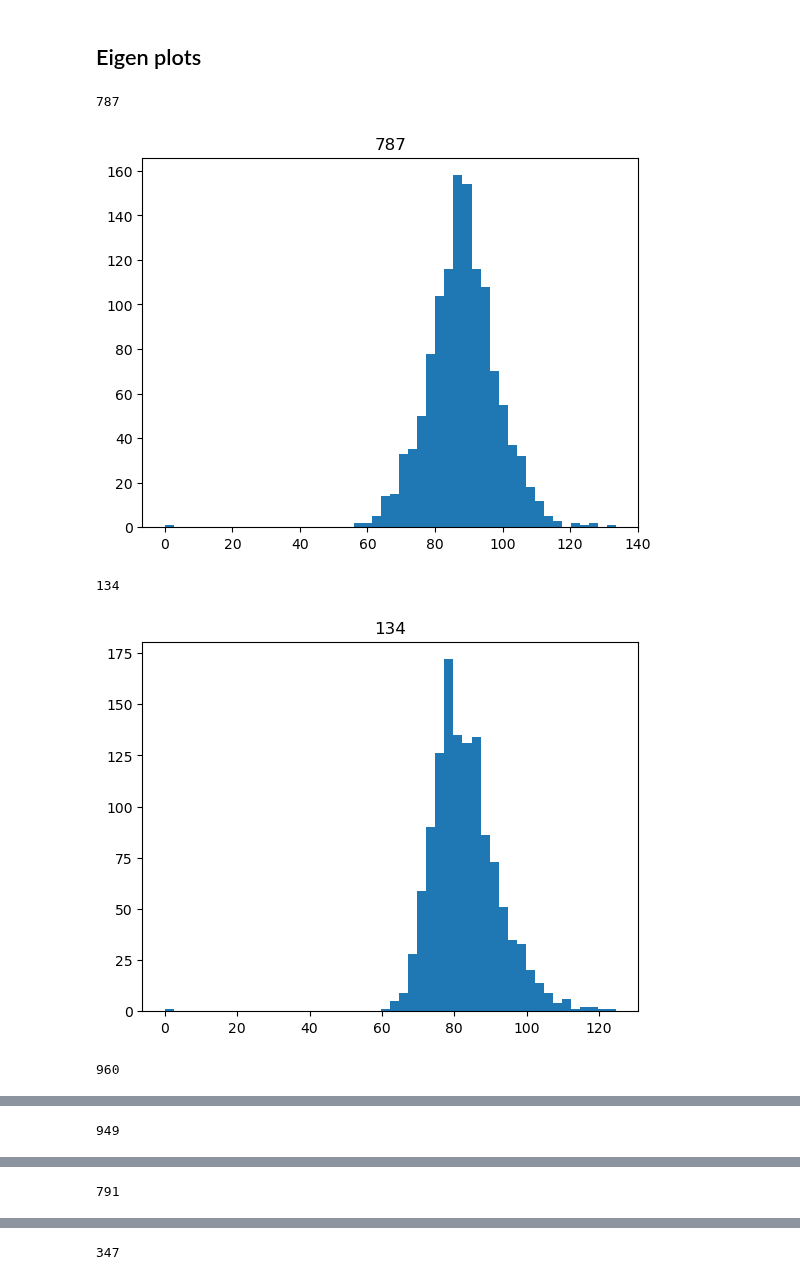
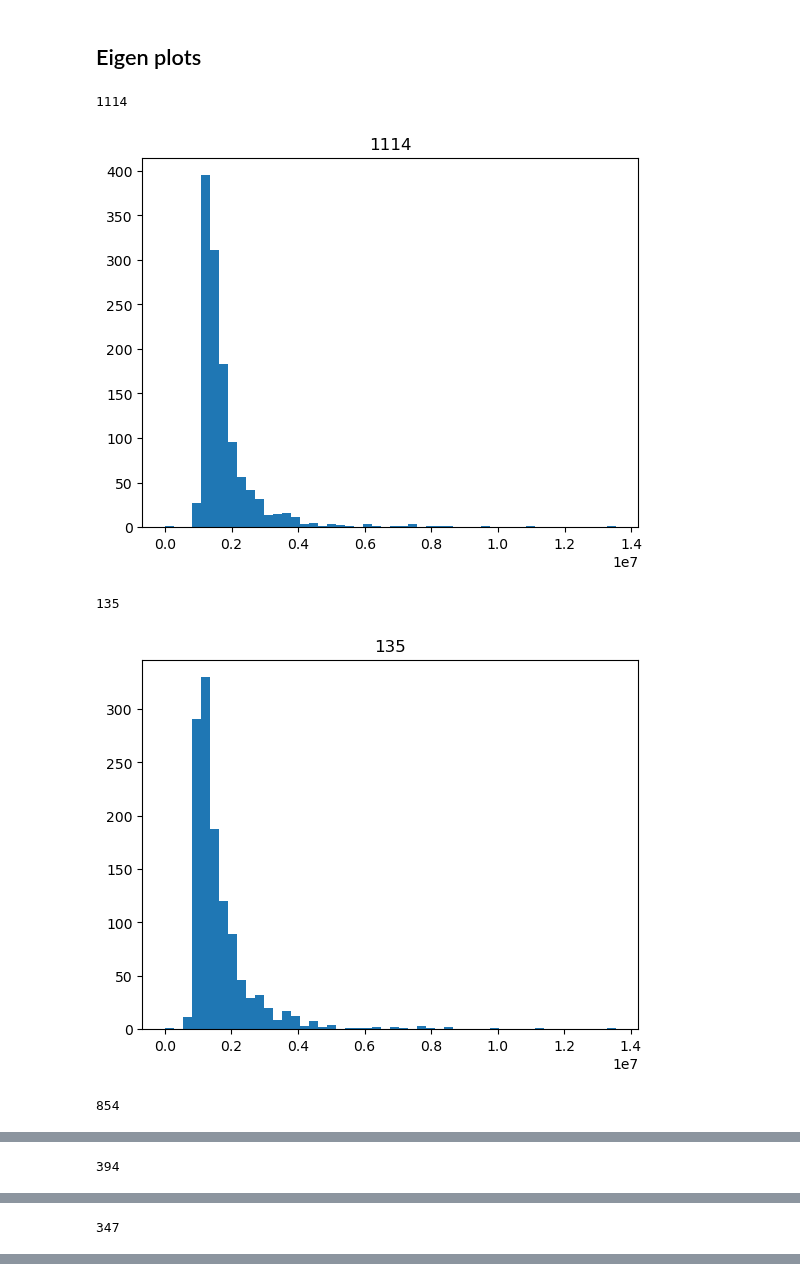
Before and after one commit to Orecchia-Research-Group/manifold_learning, a Jupyter notebook: Pansquam_TCGA.ipynb, the cells around one changed output, grey strips where cells are left out. Cells and saved outputs as stored; diff of their text form; code cells hidden in the pictures.

```diff
--- a/Pansquam_TCGA.ipynb
+++ b/Pansquam_TCGA.ipynb
@@ -102,7 +103,8 @@ from manifold_utils.mSVD import eigen_plot, eigen_calc_from_dist_mat, eps_projec
 np_data = np_data.T
 N, d = np_data.shape
 print(np.amin(np_data))
-np_data = np.log10(np_data + np.ones((N,d)))
+
+#np_data = np.log10(np_data + np.ones((N,d)))
 
 print(np.sum(np.isnan(np_data)))
 
@@ -286,0 +329,12 @@ plot_diagrams(dgms, show=True)
+# %%
+print(data.shape)
+dgms_PCA = ripser(data, maxdim=2)['dgms']
+
+
+plt.figure(figsize=(12, 8))
+plot_diagrams(dgms_PCA, plot_only=[0], ax=plt.subplot(131))
+plot_diagrams(dgms_PCA, plot_only=[1], ax=plt.subplot(132))
+plot_diagrams(dgms_PCA, plot_only=[2], ax=plt.subplot(133))
+#plot_diagrams(dgms_PCA, plot_only=[3], ax=plt.subplot(234))
+#plot_diagrams(dgms_PCA, plot_only=[4], ax=plt.subplot(235))
+#plot_diagrams(dgms_PCA, plot_only=[5], ax=plt.subplot(236))
@@ -286,0 +348,23 @@ plot_diagrams(dgms, show=True)
+# %%
+P = []
+feature = 2
+for i in range(dgms[feature].shape[0]):
+    b = dgms[feature][i][0]
+    d = dgms[feature][i][1]
+    pos = (b+d)/2
+    #P.append(((b-pos)**2+(d-pos)**2)**(1/2))
+    P.append(d-b)
+
+P = np.array(P)
+print(P.shape)
+
+P_PCA = []
+for i in range(dgms_PCA[feature].shape[0]):
+    b = dgms_PCA[feature][i][0]
+    d = dgms_PCA[feature][i][1]
+    pos = (b+d)/2
+    #P.append(((b-pos)**2+(d-pos)**2)**(1/2))
+    P_PCA.append(d-b)
+
+P_PCA = np.array(P_PCA)
+print(P_PCA.shape)
@@ -290,15 +410,16 @@ plot_diagrams(dgms, show=True)
 from manifold_utils.mSVD import eigen_plot, eigen_calc_from_dist_mat, eps_projection, eigen_plot_numPoints, eigen_calc_from_dist_mat_withNumPoints
 from manifold_utils.iga import chakraborty_express, iga
 # %%
-for i in range(len(landmarks)):
+number_landmarks = len(landmarks)
+for i in range(5):
     print(landmarks[i])
     center = landmarks[i]
     plt.hist(dist_mat[center,:], bins = 50)
     plt.title(center)
     plt.show()
 # %% [output]
-787
+1114
-[figure, old version]
+[figure, new version]
-134
+135
-[figure, old version]
+[figure, new version]
-960
+854
@@ -306 +427 @@ for i in range(len(landmarks)):
-949
+394
@@ -308 +429 @@ for i in range(len(landmarks)):
-791
+347
@@ -310 +430,0 @@ for i in range(len(landmarks)):
-347
```
Also changed, not shown: parts of 22 cells of this notebook.
